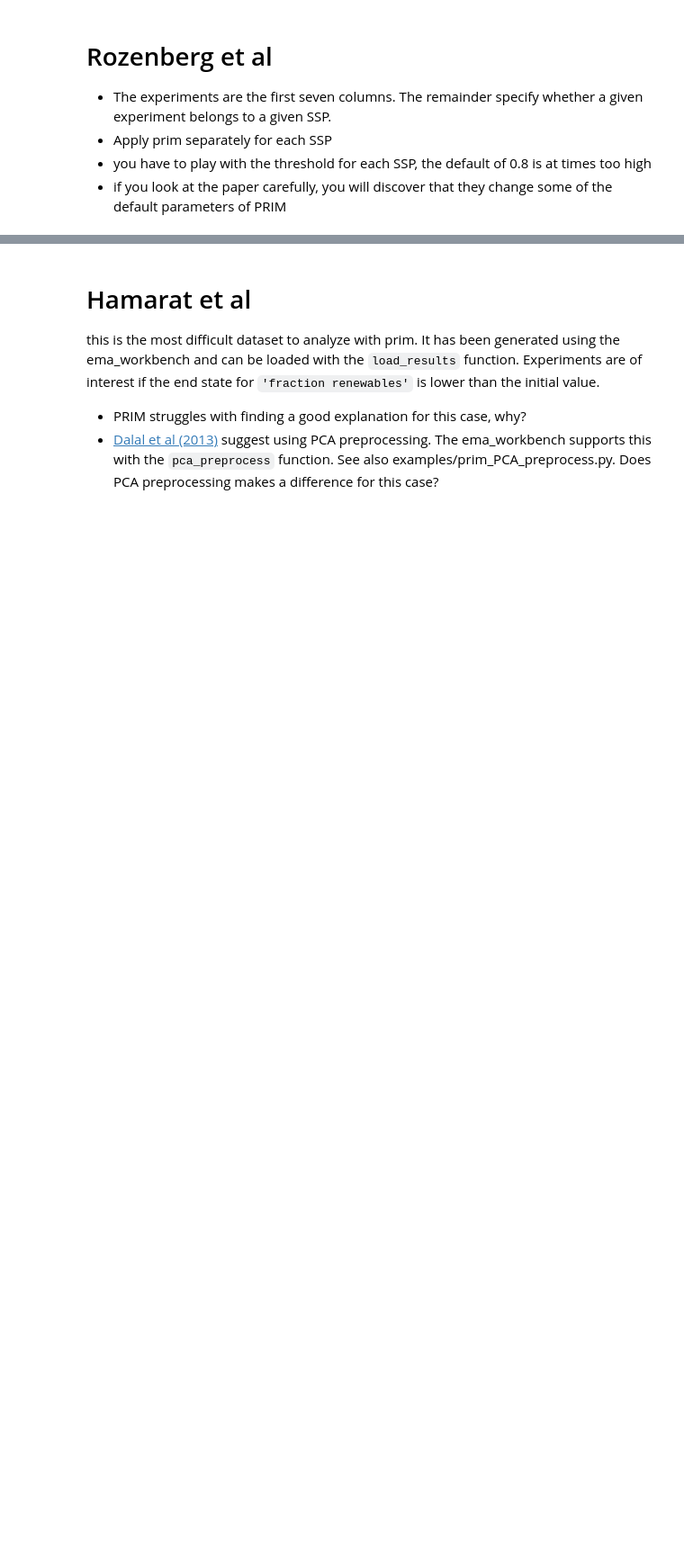
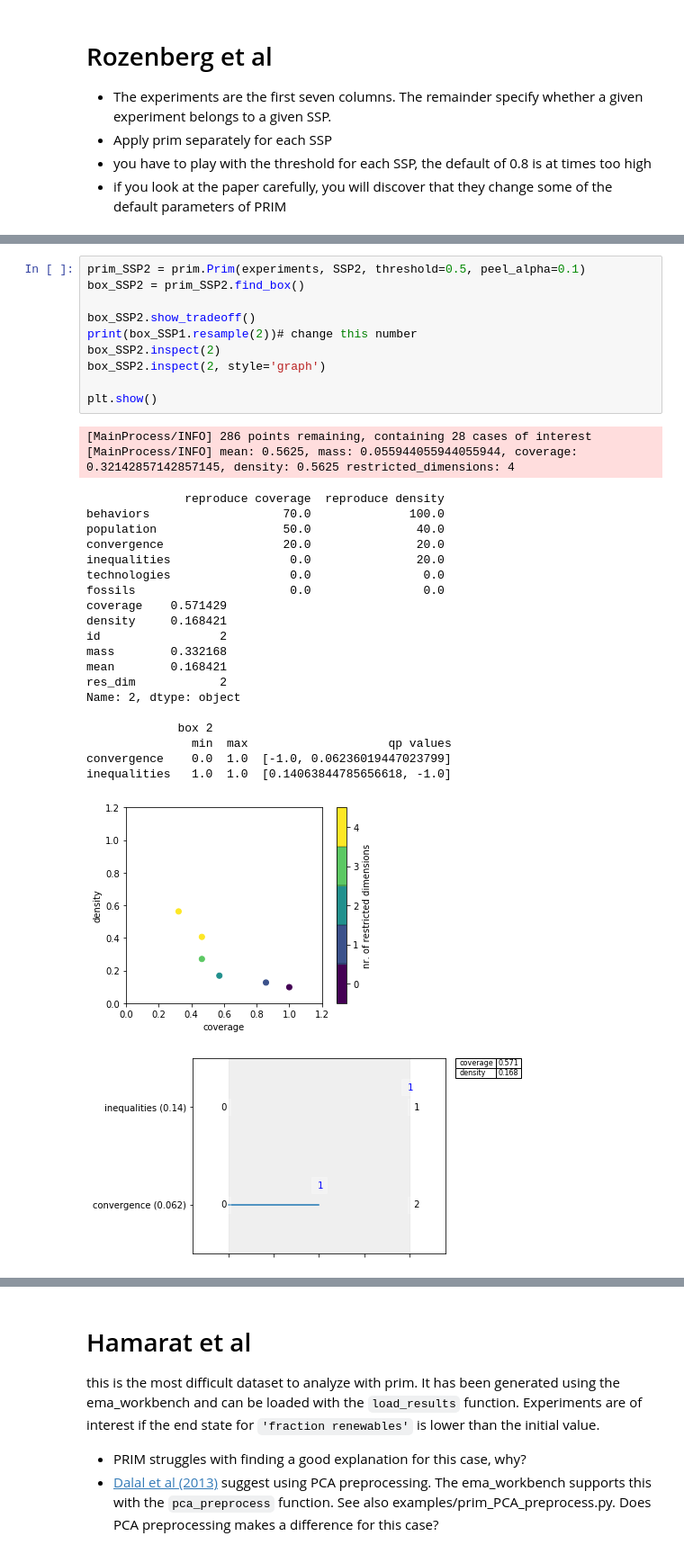
Before and after one commit to herzogrh/EPA1361, a Jupyter notebook: Week 3-4 - vulnerability analysis/assignment 4 - scenario discovery.ipynb, the cells around one changed output, grey strips where cells are left out. Shown at 90% size. Drawn from its saved outputs; the diff is of its cells as text; blank space fills up the shorter version.

```diff
--- a/Week 3-4 - vulnerability analysis/assignment 4 - scenario discovery.ipynb
+++ b/Week 3-4 - vulnerability analysis/assignment 4 - scenario discovery.ipynb
@@ -128,0 +183,34 @@ data_2.head()
+# %%
+prim_SSP2 = prim.Prim(experiments, SSP2, threshold=0.5, peel_alpha=0.1)
+box_SSP2 = prim_SSP2.find_box()
+
+box_SSP2.show_tradeoff()
+print(box_SSP1.resample(2))# change this number
+box_SSP2.inspect(2)
+box_SSP2.inspect(2, style='graph')
+
+plt.show()
+# %% [output]
+[MainProcess/INFO] 286 points remaining, containing 28 cases of interest
+[MainProcess/INFO] mean: 0.5625, mass: 0.055944055944055944, coverage: 0.32142857142857145, density: 0.5625 restricted_dimensions: 4
+              reproduce coverage  reproduce density
+behaviors                   70.0              100.0
+population                  50.0               40.0
+convergence                 20.0               20.0
+inequalities                 0.0               20.0
+technologies                 0.0                0.0
+fossils                      0.0                0.0
+coverage    0.571429
+density     0.168421
+id                 2
+mass        0.332168
+mean        0.168421
+res_dim            2
+Name: 2, dtype: object
+
+             box 2
+               min  max                    qp values
+convergence    0.0  1.0  [-1.0, 0.06236019447023799]
+inequalities   1.0  1.0  [0.14063844785656618, -1.0]
+[figure, added]
+[figure, added]
```
Also changed, not shown: parts of 9 cells of this notebook.
